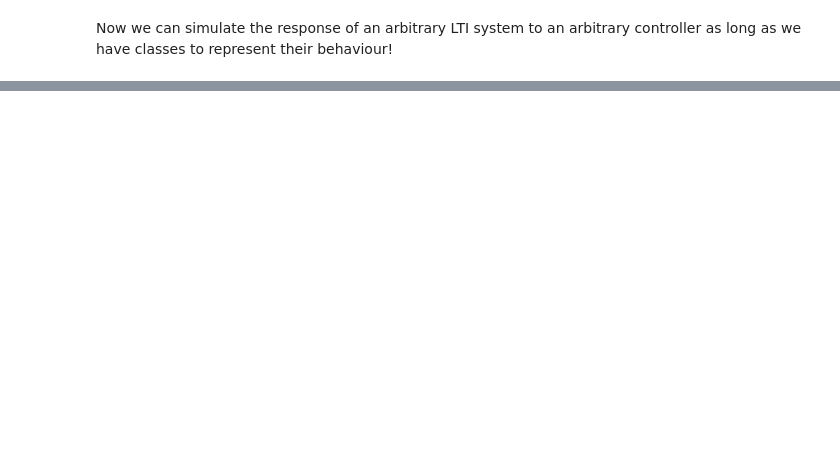
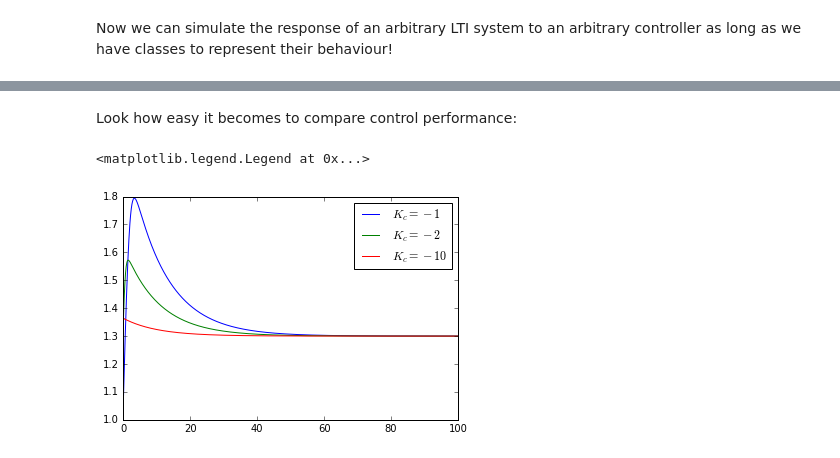
Before and after one commit to alchemyst/Dynamics-and-Control, a Jupyter notebook: Simulation/Object-Oriented simulation.ipynb, the cells around one changed output, grey strips where cells are left out. Drawn from its saved outputs; the diff is of its cells as text; code cells hidden in the pictures; blank space fills up the shorter version.

```diff
--- a/Simulation/Object-Oriented simulation.ipynb
+++ b/Simulation/Object-Oriented simulation.ipynb
@@ -130,0 +139,13 @@ plt.plot(ts, outputs)
+# %% [markdown]
+Look how easy it becomes to compare control performance:
+# %%
+system = TankSystem(A=2, alpha=10, K=2, V=2, Fi=1)
+
+controllers = [PIController(Kc=K, tau_i=10, bias=0) for K in [-1, -2, -10]]
+for controller in controllers:
+    outputs = control_simulation(system, controller)
+    plt.plot(ts, outputs, label=r'$K_c={}$'.format(controller.Kc))
+plt.legend()
+# %% [output]
+<matplotlib.legend.Legend at 0x...>
+[figure, added]
```
Also changed, not shown: parts of 9 cells of this notebook, 8 other files.
